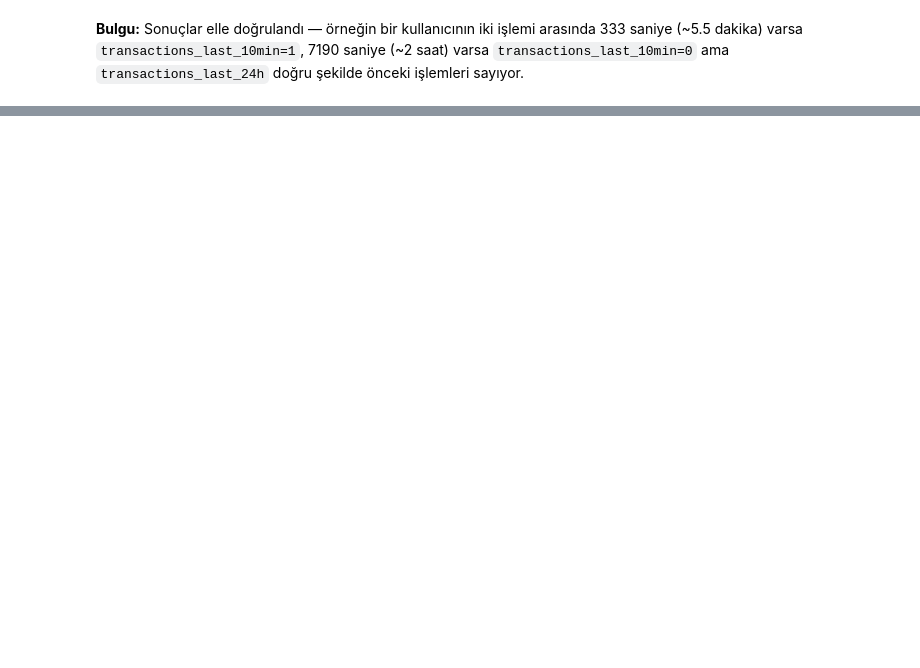
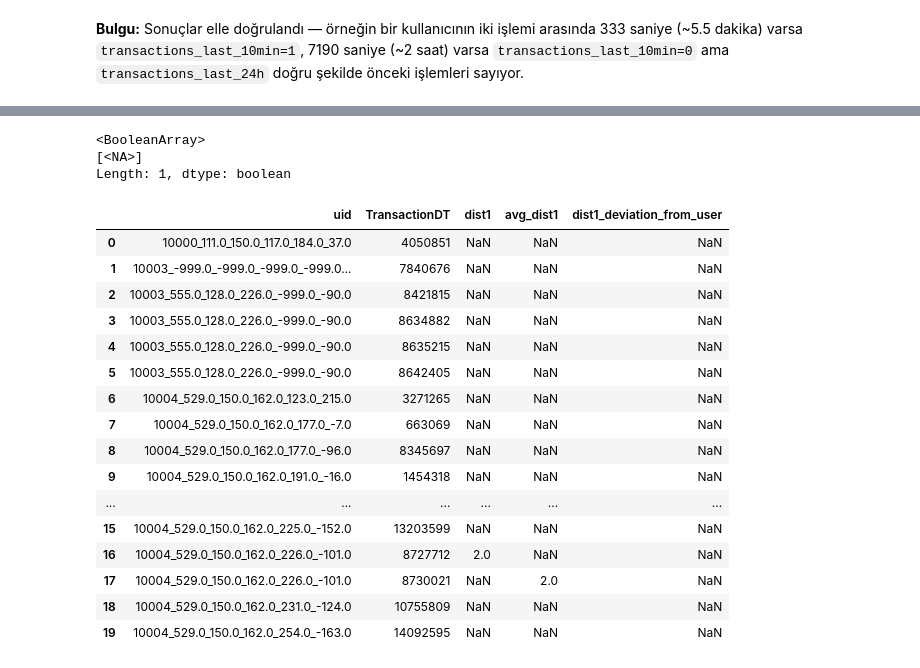
Before and after one commit to cagan-hatun/fraudDetection, a Jupyter notebook: ml/notebooks/02_feature_engineering.ipynb, the cells around one changed output, grey strips where cells are left out. Saved outputs shown, nothing was run; the diff lists cells and outputs as text; code cells hidden in the pictures; blank space fills up the shorter version.

```diff
--- a/ml/notebooks/02_feature_engineering.ipynb
+++ b/ml/notebooks/02_feature_engineering.ipynb
@@ -69,0 +125,3 @@ df[["uid", "TransactionDT", "transactions_last_10min", "transactions_last_24h"]]
+# %%
+df = add_new_device(df)
+df[["uid", "TransactionDT", "DeviceInfo", "new_device"]].head(20)
@@ -69,0 +161,3 @@ df[["uid", "TransactionDT", "transactions_last_10min", "transactions_last_24h"]]
+# %%
+df = add_new_location(df)
+df[["card_id", "TransactionDT", "addr1", "new_location"]].head(20)
@@ -69,0 +182,27 @@ df[["uid", "TransactionDT", "transactions_last_10min", "transactions_last_24h"]]
+# %%
+df.loc[df["addr1"].isna(), "new_location"].unique()
+# %% [output]
+<BooleanArray>
+[<NA>]
+Length: 1, dtype: boolean
+# %%
+df = add_distance_deviation_from_user(df)
+df[["uid", "TransactionDT", "dist1", "avg_dist1", "dist1_deviation_from_user"]].head(20)
+# %% [output]
+|  | uid | TransactionDT | dist1 | avg_dist1 | dist1_deviation_from_user |
+| 0 | 10000_111.0_150.0_117.0_184.0_37.0 | 4050851 | NaN | NaN | NaN |
+| 1 | 10003_-999.0_-999.0_-999.0_-999.0... | 7840676 | NaN | NaN | NaN |
+| 2 | 10003_555.0_128.0_226.0_-999.0_-90.0 | 8421815 | NaN | NaN | NaN |
+| 3 | 10003_555.0_128.0_226.0_-999.0_-90.0 | 8634882 | NaN | NaN | NaN |
+| 4 | 10003_555.0_128.0_226.0_-999.0_-90.0 | 8635215 | NaN | NaN | NaN |
+| 5 | 10003_555.0_128.0_226.0_-999.0_-90.0 | 8642405 | NaN | NaN | NaN |
+| 6 | 10004_529.0_150.0_162.0_123.0_215.0 | 3271265 | NaN | NaN | NaN |
+| 7 | 10004_529.0_150.0_162.0_177.0_-7.0 | 663069 | NaN | NaN | NaN |
+| 8 | 10004_529.0_150.0_162.0_177.0_-96.0 | 8345697 | NaN | NaN | NaN |
+| 9 | 10004_529.0_150.0_162.0_191.0_-16.0 | 1454318 | NaN | NaN | NaN |
+| ... | ... | ... | ... | ... | ... |
+| 15 | 10004_529.0_150.0_162.0_225.0_-152.0 | 13203599 | NaN | NaN | NaN |
+| 16 | 10004_529.0_150.0_162.0_226.0_-101.0 | 8727712 | 2.0 | NaN | NaN |
+| 17 | 10004_529.0_150.0_162.0_226.0_-101.0 | 8730021 | NaN | 2.0 | NaN |
+| 18 | 10004_529.0_150.0_162.0_231.0_-124.0 | 10755809 | NaN | NaN | NaN |
+| 19 | 10004_529.0_150.0_162.0_254.0_-163.0 | 14092595 | NaN | NaN | NaN |
```
Also changed, not shown: parts of 19 cells of this notebook, 1 other file.
